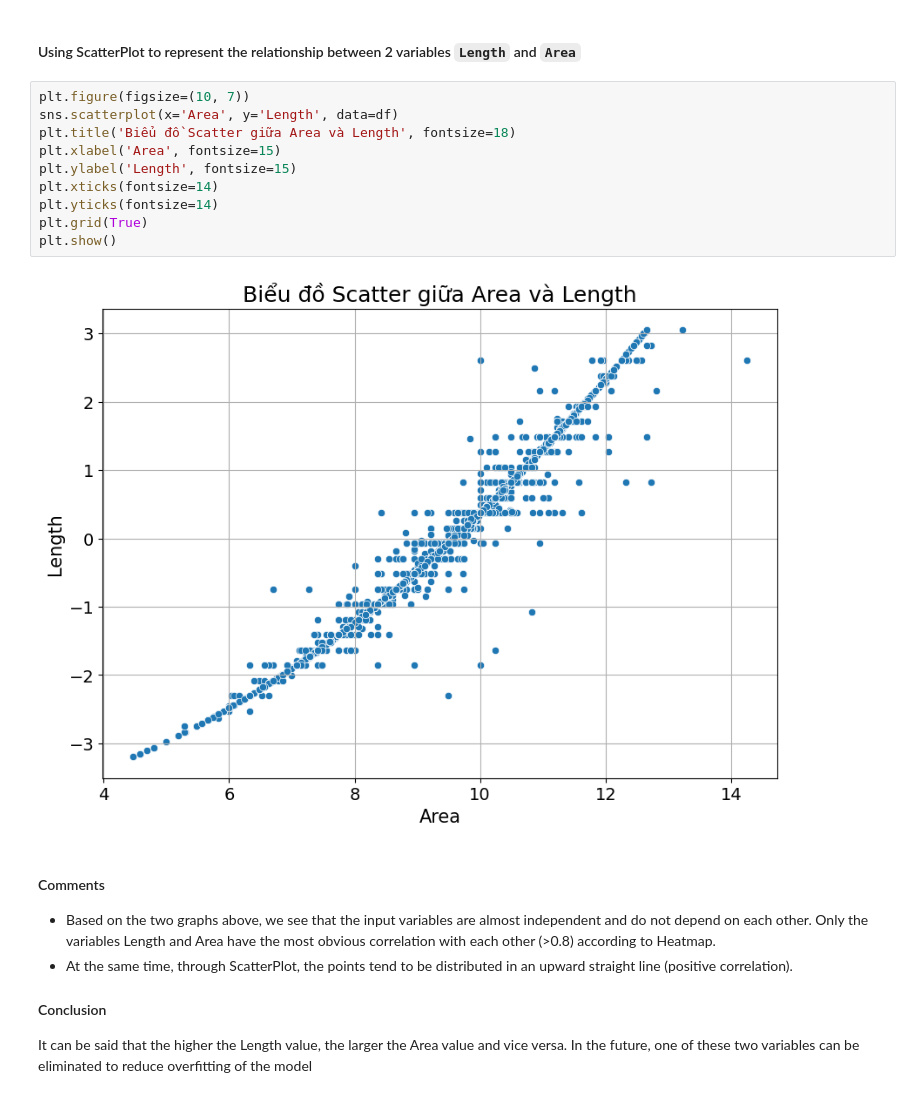
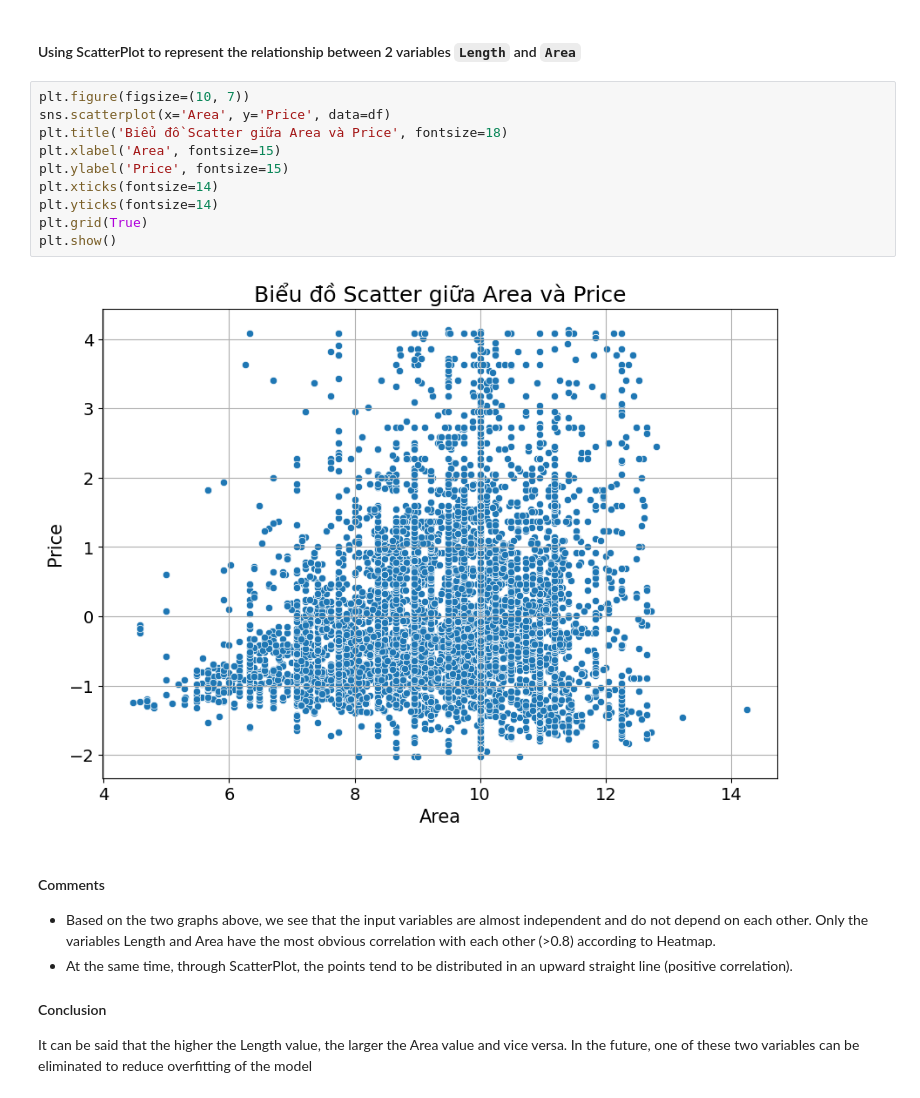
Before and after one commit to LuniuLun/RealEstate, a Jupyter notebook: MachineLearning/RealEstateValuation/FeatureSelection.ipynb, the cells around one changed output. Cells and saved outputs as stored; diff of their text form.

```diff
--- a/MachineLearning/RealEstateValuation/FeatureSelection.ipynb
+++ b/MachineLearning/RealEstateValuation/FeatureSelection.ipynb
@@ -70,16 +70,16 @@ plt.show()
 #### Using ScatterPlot to represent the relationship between 2 variables `Length` and `Area`
 # %%
 plt.figure(figsize=(10, 7))
-sns.scatterplot(x='Area', y='Length', data=df)
-plt.title('Biểu đồ Scatter giữa Area và Length', fontsize=18)
+sns.scatterplot(x='Area', y='Price', data=df)
+plt.title('Biểu đồ Scatter giữa Area và Price', fontsize=18)
 plt.xlabel('Area', fontsize=15)
-plt.ylabel('Length', fontsize=15)
+plt.ylabel('Price', fontsize=15)
 plt.xticks(fontsize=14)
 plt.yticks(fontsize=14)
 plt.grid(True)
 plt.show()
 # %% [output]
-[figure, old version]
+[figure, new version]
 # %% [markdown]
 #### Comments
  - Based on the two graphs above, we see that the input variables are almost independent and do not depend on each other. Only the variables Length and Area have the most obvious correlation with each other (>0.8) according to Heatmap.
```
Also changed, not shown: parts of 8 cells of this notebook.
